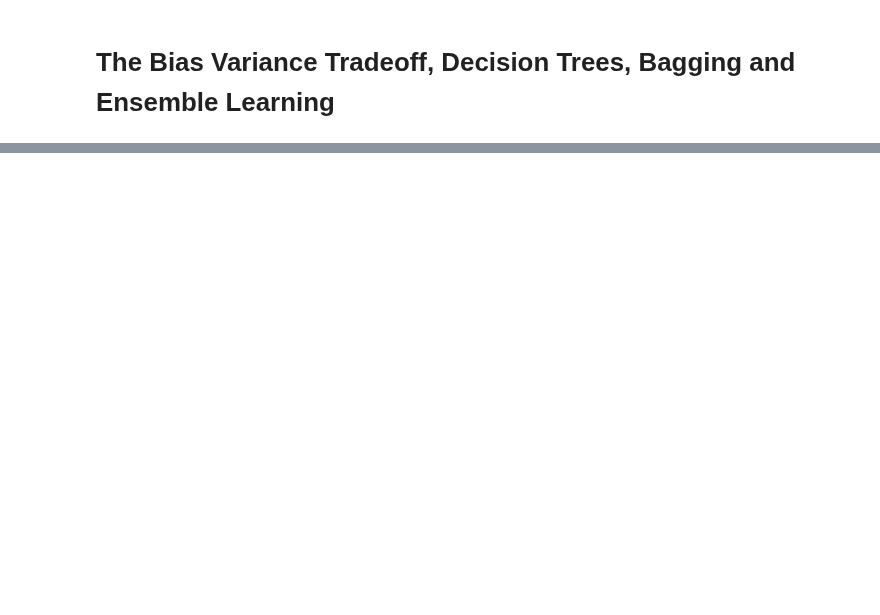
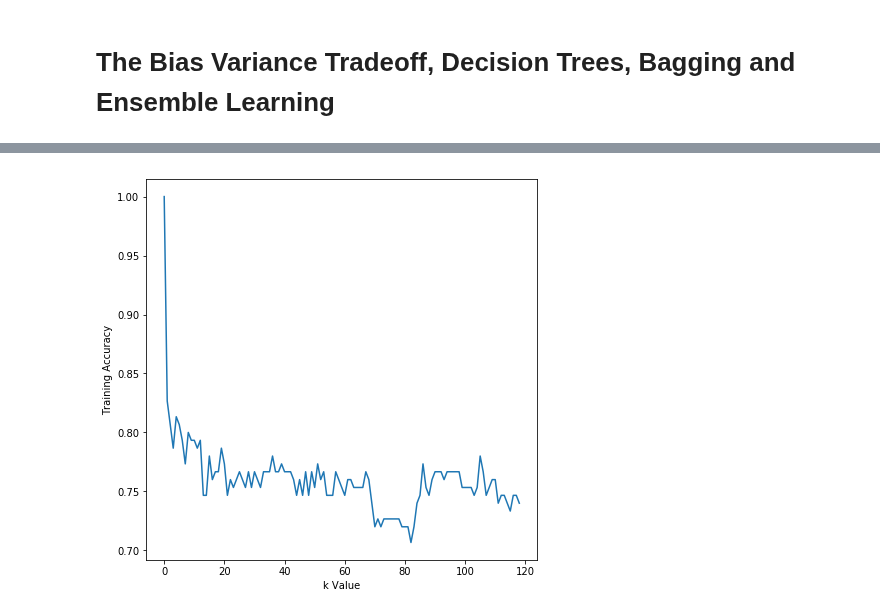
Before and after one commit to SUSA-org/crash-course, a Jupyter notebook: Machine Learning/BiasVarianceDecisionTrees/Bias Variance Decision Trees Ensemble Learning.ipynb, the cells around one changed output, grey strips where cells are left out. Saved outputs shown, nothing was run; the diff lists cells and outputs as text; code cells hidden in the pictures; blank space fills up the shorter version.

```diff
--- a/Machine Learning/BiasVarianceDecisionTrees/Bias Variance Decision Trees Ensemble Learning.ipynb
+++ b/Machine Learning/BiasVarianceDecisionTrees/Bias Variance Decision Trees Ensemble Learning.ipynb
@@ -201,0 +127,4 @@ print(len(ims2))
+# %%
+errors = determineError(X,y)
+# %% [output]
+[figure, added]
```
Also changed, not shown: parts of 23 cells of this notebook, 6 other files.
